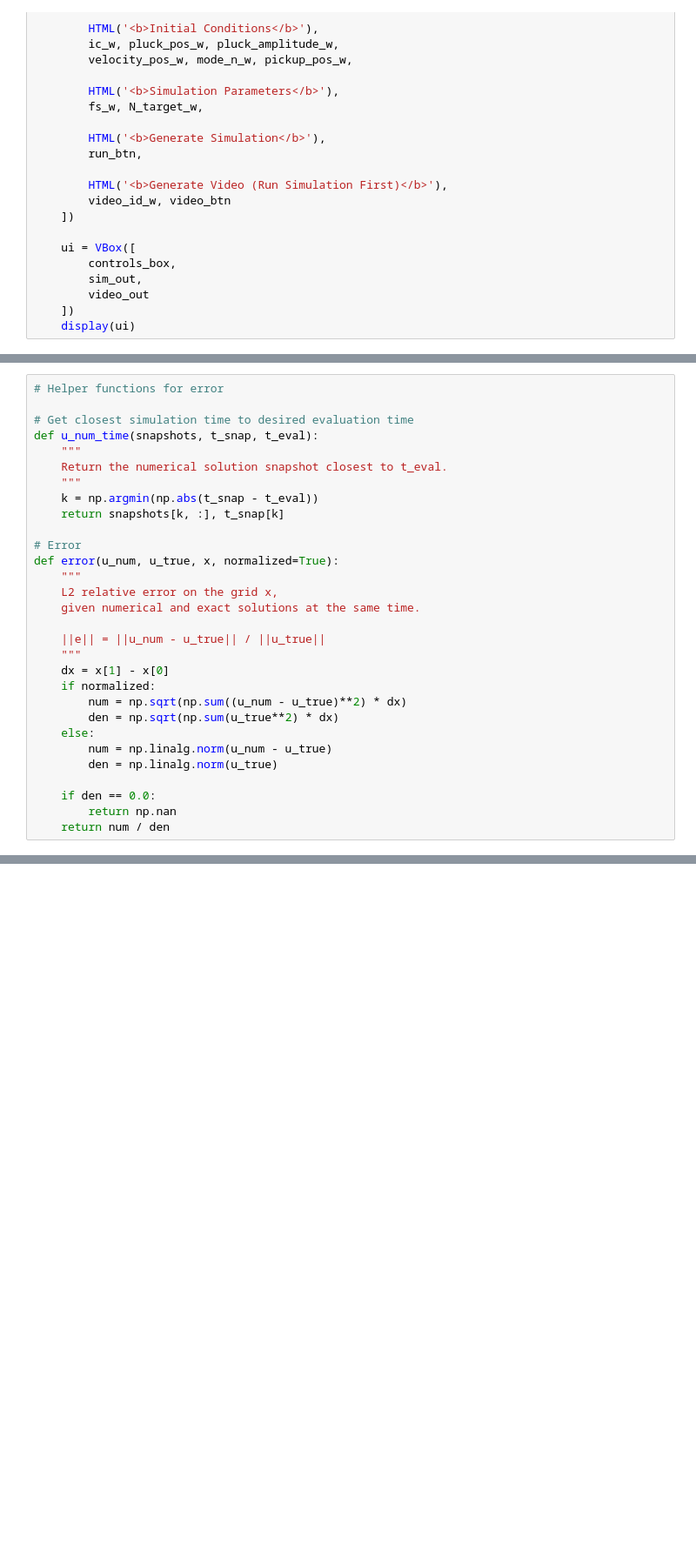
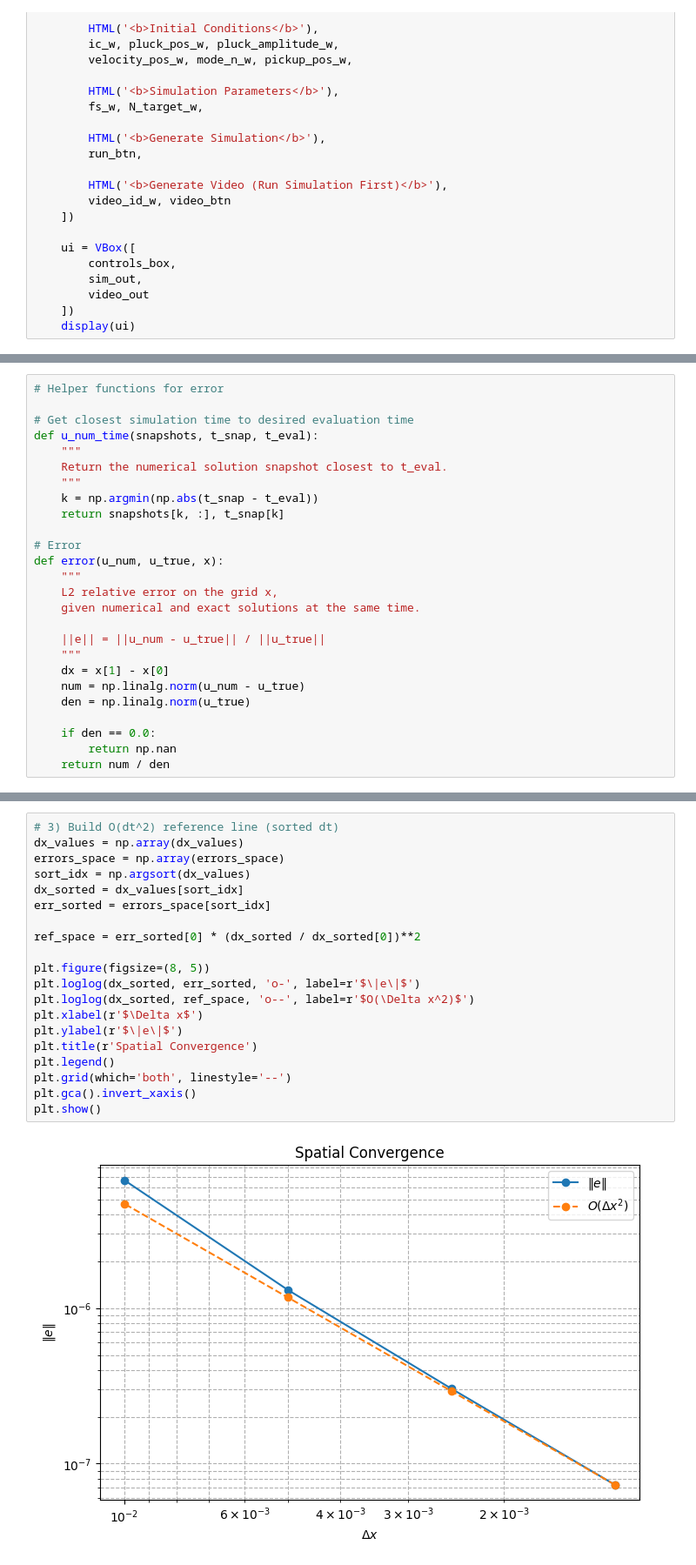
Before and after one commit to elijah-lewis5/AE370-Project-2, a Jupyter notebook: project_2_notebook.ipynb, the cells around one changed output, grey strips where cells are left out. Shown: that part at 87% size. Drawn from its saved outputs; the diff is of its cells as text; blank space fills up the shorter version.

```diff
--- a/project_2_notebook.ipynb
+++ b/project_2_notebook.ipynb
@@ -519,7 +517,7 @@ def u_num_time(snapshots, t_snap, t_eval):
     return snapshots[k, :], t_snap[k]
 
 # Error
-def error(u_num, u_true, x, normalized=True):
+def error(u_num, u_true, x):
     """
     L2 relative error on the grid x,
     given numerical and exact solutions at the same time.
@@ -527,12 +525,8 @@ def error(u_num, u_true, x, normalized=True):
     ||e|| = ||u_num - u_true|| / ||u_true||
     """
     dx = x[1] - x[0]
-    if normalized:
-        num = np.sqrt(np.sum((u_num - u_true)**2) * dx)
-        den = np.sqrt(np.sum(u_true**2) * dx)
-    else:
-        num = np.linalg.norm(u_num - u_true)
-        den = np.linalg.norm(u_true)
+    num = np.linalg.norm(u_num - u_true)
+    den = np.linalg.norm(u_true)
 
     if den == 0.0:
         return np.nan
@@ -682,3 +653,25 @@ plt.show()
+# %%
+# 3) Build O(dt^2) reference line (sorted dt)
+dx_values = np.array(dx_values)
+errors_space = np.array(errors_space)
+sort_idx = np.argsort(dx_values)
+dx_sorted = dx_values[sort_idx]
+err_sorted = errors_space[sort_idx]
+
+ref_space = err_sorted[0] * (dx_sorted / dx_sorted[0])**2
+
+plt.figure(figsize=(8, 5))
+plt.loglog(dx_sorted, err_sorted, 'o-', label=r'$\|e\|$')
+plt.loglog(dx_sorted, ref_space, 'o--', label=r'$O(\Delta x^2)$')
+plt.xlabel(r'$\Delta x$')
+plt.ylabel(r'$\|e\|$')
+plt.title(r'Spatial Convergence')
+plt.legend()
+plt.grid(which='both', linestyle='--')
+plt.gca().invert_xaxis()
+plt.show()
+# %% [output]
+[figure, added]
 # %%
 # Temporal convergence (this cell takes 2 minutes)
 L = 1.0
```
Also changed, not shown: parts of 5 cells of this notebook.
